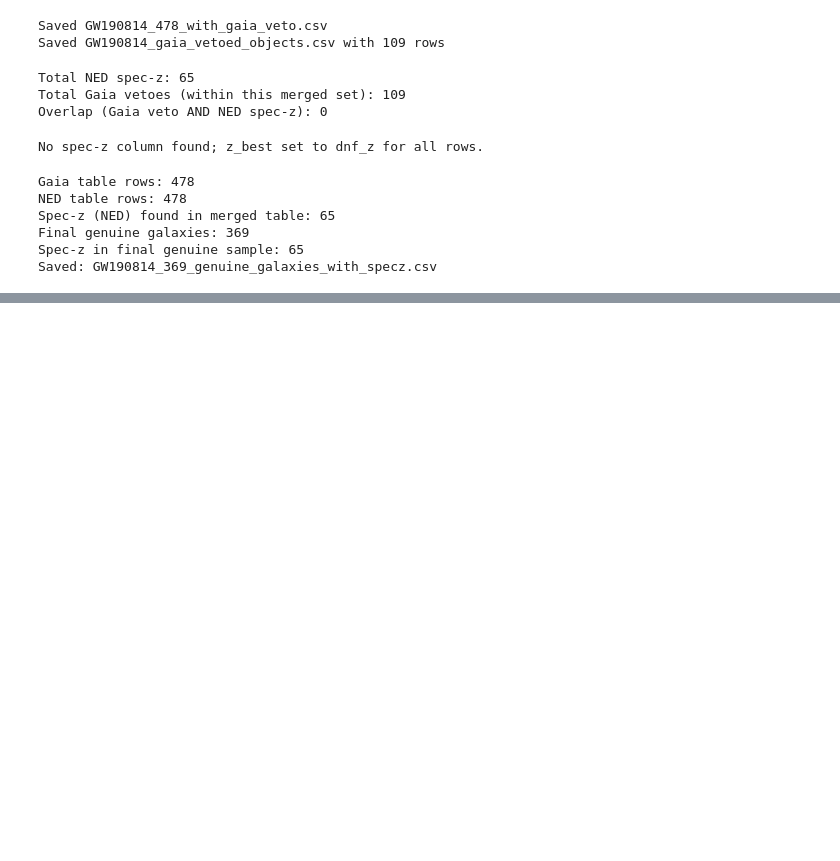
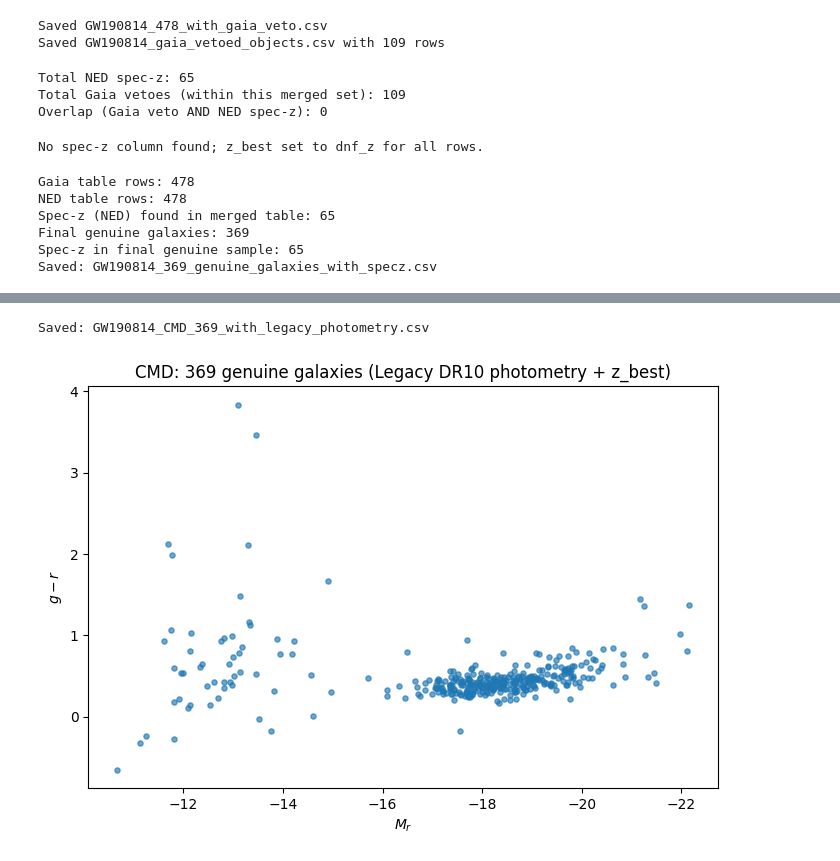
Before and after one commit to saatour/GW170817, a Jupyter notebook: Galaxy_clean_up_and_new_CMD_10012026.ipynb, the cells around one changed output, grey strips where cells are left out. Drawn from its saved outputs; the diff is of its cells as text; code cells hidden in the pictures; blank space fills up the shorter version.

```diff
--- a/Galaxy_clean_up_and_new_CMD_10012026.ipynb
+++ b/Galaxy_clean_up_and_new_CMD_10012026.ipynb
@@ -1403,0 +1583,15 @@ Saved: GW190814_369_genuine_galaxies_with_specz.csv
+# %%
+idx, sep2d, _ = gal_sky.match_to_catalog_sky(leg_sky)
+
+match_radius = 1.0 * u.arcsec
+m = sep2d < match_radius
+
+print("Matched galaxies within 1 arcsec:", int(m.sum()), "/", len(gal))
+
+gal_m = gal[m].reset_index(drop=True)
+leg_m = leg.iloc[idx[m]].reset_index(drop=True)
+
+merged = pd.concat([gal_m, leg_m[["flux_g","flux_r"]]], axis=1)
+merged["legacy_sep_arcsec"] = sep2d[m].to(u.arcsec).value
+
+print("Merged rows:", len(merged))
@@ -1403,0 +1601,11 @@ Saved: GW190814_369_genuine_galaxies_with_specz.csv
+# %%
+# Convert nanomaggies -> AB mag
+merged["g"] = 22.5 - 2.5 * np.log10(merged["flux_g"])
+merged["r"] = 22.5 - 2.5 * np.log10(merged["flux_r"])
+merged["g_r"] = merged["g"] - merged["r"]
+
+# Absolute Mr using z_best
+DL_pc = cosmo.luminosity_distance(merged["z_best"]).to("pc").value
+merged["Mr"] = merged["r"] - 5 * np.log10(DL_pc / 10.0)
+
+print(merged[["g","r","g_r","Mr"]].describe())
@@ -1403,0 +1622,24 @@ Saved: GW190814_369_genuine_galaxies_with_specz.csv
+# %%
+OUT_CMD = "GW190814_CMD_369_with_legacy_photometry.csv"
+
+cols = [
+    "coadd_object_id","ra","dec","dnf_z","z_ned","has_specz","z_best",
+    "flux_g","flux_r","g","r","g_r","Mr","legacy_sep_arcsec"
+]
+cols = [c for c in cols if c in merged.columns]
+
+merged[cols].to_csv(OUT_CMD, index=False)
+print("Saved:", OUT_CMD)
+# %% [output]
+Saved: GW190814_CMD_369_with_legacy_photometry.csv
+# %%
+plt.figure(figsize=(7,5))
+plt.scatter(merged["Mr"], merged["g_r"], s=14, alpha=0.65)
+plt.gca().invert_xaxis()
+plt.xlabel(r"$M_r$")
+plt.ylabel(r"$g - r$")
+plt.title("CMD: 369 genuine galaxies (Legacy DR10 photometry + z_best)")
+plt.tight_layout()
+plt.show()
+# %% [output]
+[figure, added]
```
Also changed, not shown: parts of 11 cells of this notebook.
